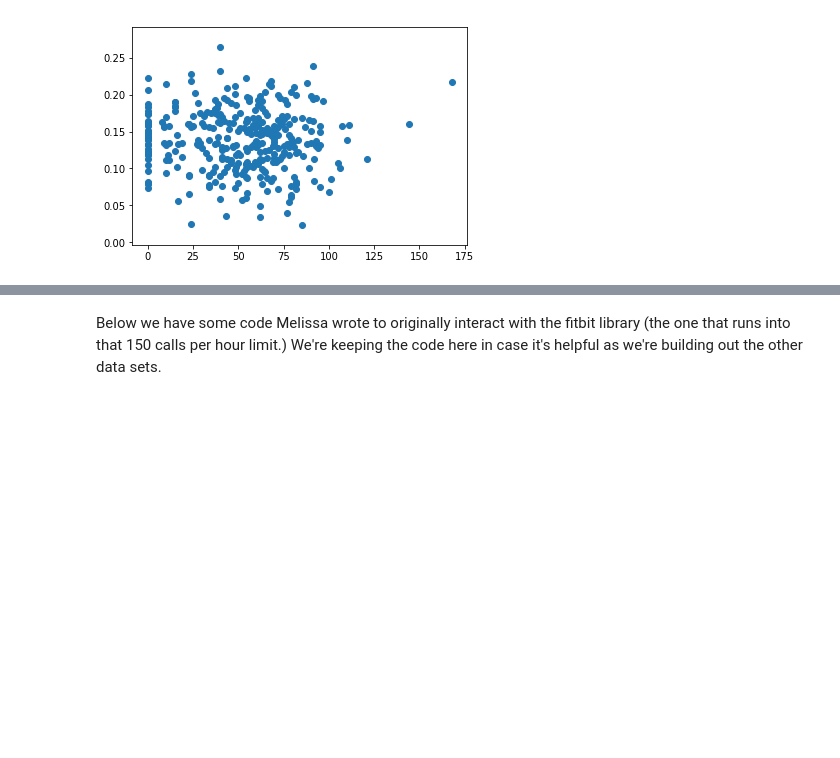
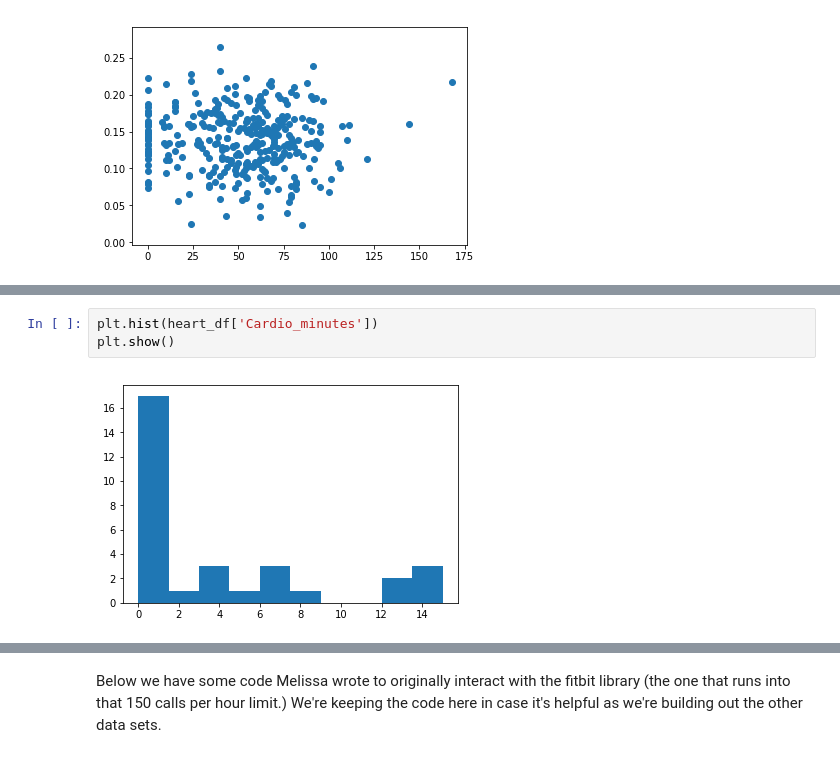
Before and after one commit to MelissaSmith12/fitbit-aggregator, a Jupyter notebook: fitbit messing around.ipynb, the cells around one changed output, grey strips where cells are left out. Cells and saved outputs as stored; diff of their text form; blank space fills up the shorter version.

```diff
--- a/fitbit messing around.ipynb
+++ b/fitbit messing around.ipynb
@@ -425,0 +532,5 @@ plt.show()
+# %%
+plt.hist(heart_df['Cardio_minutes'])
+plt.show()
+# %% [output]
+[figure, added]
```
Also changed, not shown: parts of 12 cells of this notebook.
